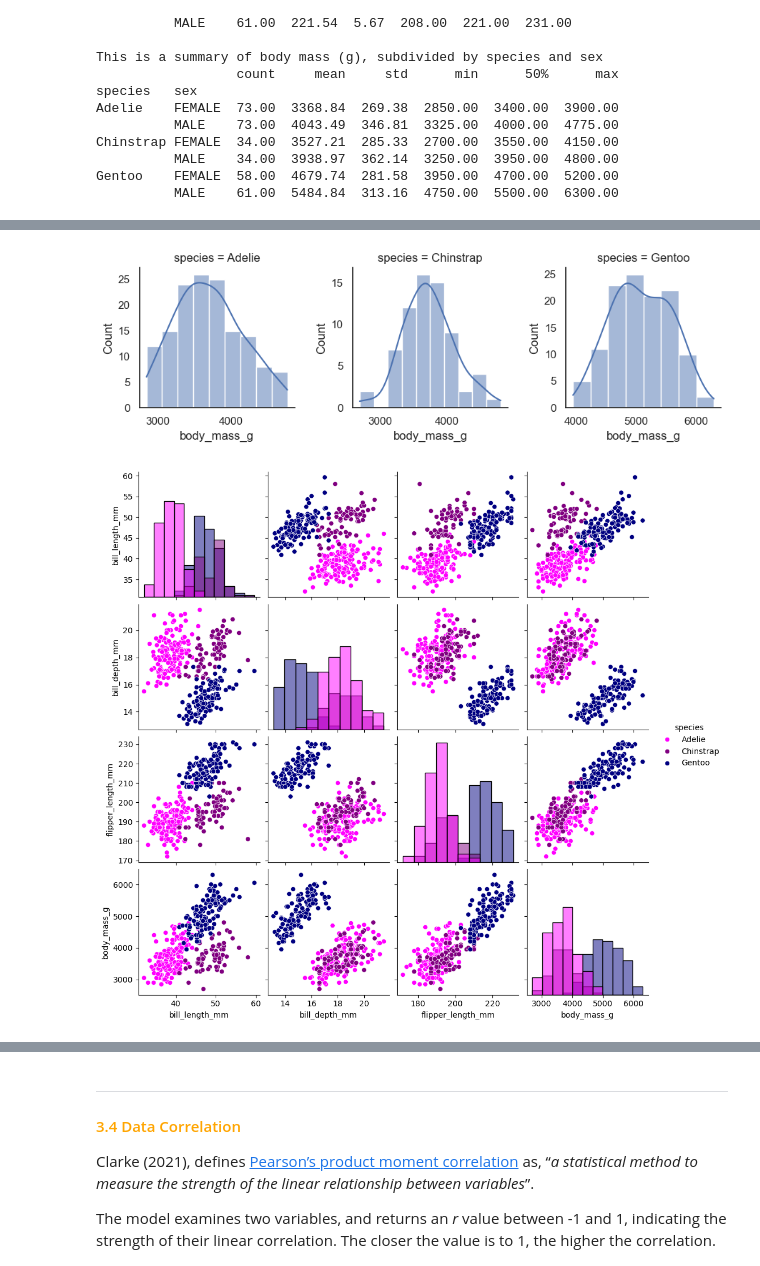
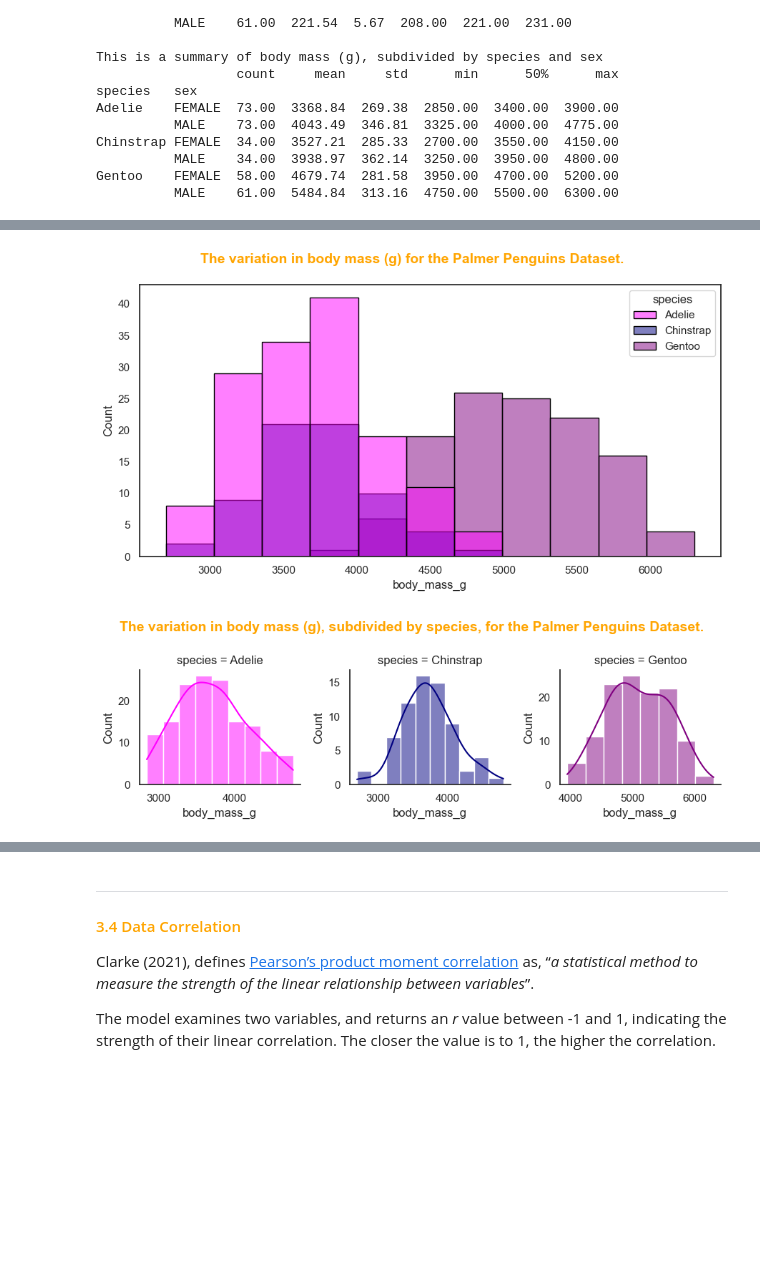
Before and after one commit to Laura6826/PofDA-mywork, a Jupyter notebook: penguins.ipynb, the cells around one changed output, grey strips where cells are left out. Drawn from its saved outputs; the diff is of its cells as text; code cells hidden in the pictures; blank space fills up the shorter version.

Commit message:
putting titles on the graphs

```diff
--- a/penguins.ipynb
+++ b/penguins.ipynb
@@ -350,17 +392,20 @@ Gentoo    FEMALE  58.00  4679.74  281.58  3950.00  4700.00  5200.00
 # %%
 # It would be nice to see 3 different graphs, one for each species
 species_colours = {'Adelie': 'magenta','Gentoo': 'purple','Chinstrap': 'navy'}
-g = sns.FacetGrid(dfcleaned, col='species', col_wrap=3, sharex=False, sharey=False, hue= 'species', palette=species_colours)
+plt.figure(figsize=(9, 5))
+sns.histplot(dfcleaned, x='body_mass_g', hue='species', palette=species_colours,edgecolor='black')
+plt.suptitle('The variation in body mass (g) for the Palmer Penguins Dataset.',
+             fontsize=14,fontweight='bold', color='orange')
+plt.tight_layout()
+plt.show()
+
+g = sns.FacetGrid(dfcleaned, col='species', col_wrap=3, sharex=False, sharey=False, hue= 'species',
+palette=species_colours)
 g.map(sns.histplot, 'body_mass_g', kde=True)
-fig.suptitle ('The numerical spread of the variables, species,island and sex for the Palmer Penguins Dataset.',
-             fontsize=24,fontweight='bold', color='orange')
+plt.suptitle('The variation in body mass (g), subdivided by species, for the Palmer Penguins Dataset.',
+             fontsize=14,fontweight='bold', color='orange')
+plt.tight_layout()
 plt.show()
 # %% [output]
-[figure, old version]
+[figure, new version]
+[figure, added]
-# %%
-# Seabord: Pairplot can be used to create a figure containing a histogram for all
-# Reference: <https://seaborn.pydata.org/generated/seaborn.PairGrid.html>
-sns.pairplot(dfcleaned, hue = 'species', diag_kind = 'hist', palette = ['magenta','purple','navy'])
-plt.show()
-# %% [output]
-[figure, removed]
```
Also changed, not shown: parts of 7 cells of this notebook.
